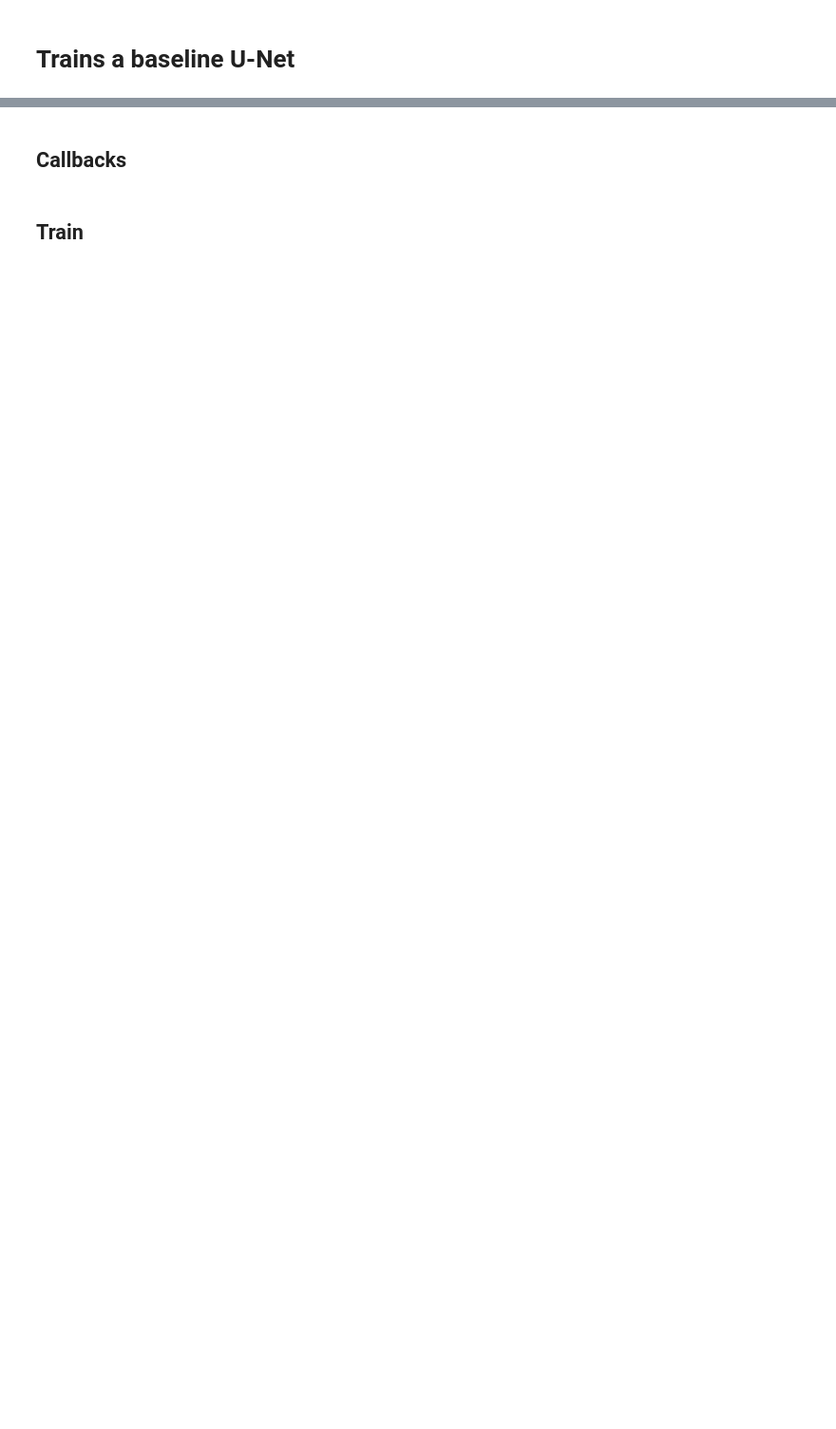
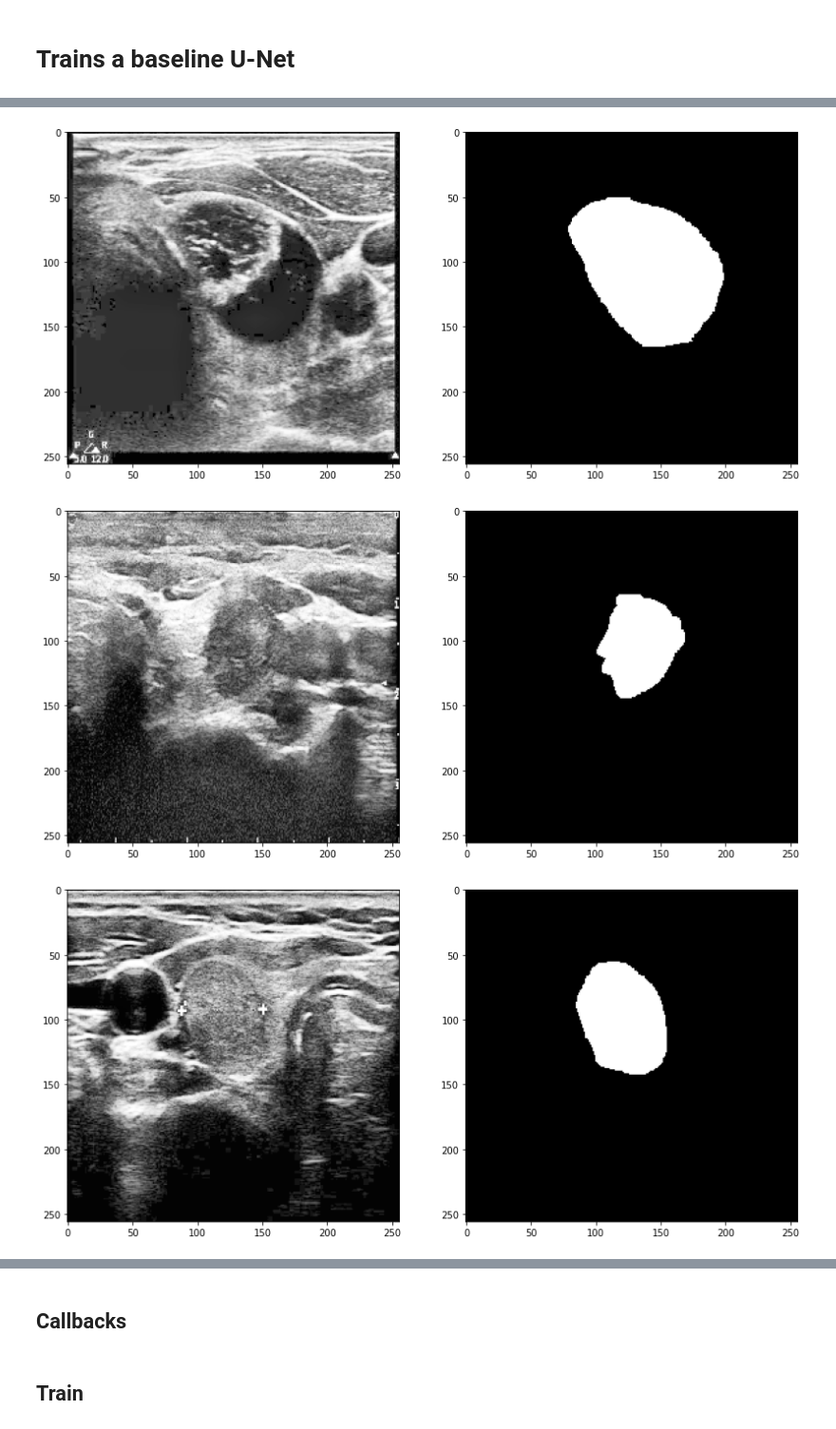
Before and after one commit to hasibzunair/thyroid-nodule-sc, a Jupyter notebook: notebooks/train_baseline.ipynb, the cells around one changed output, grey strips where cells are left out. Shown at 95% size. Cells and saved outputs as stored; diff of their text form; code cells hidden in the pictures; blank space fills up the shorter version.

Commit message:
training notebook for baseline unet added

```diff
--- a/notebooks/train_baseline.ipynb
+++ b/notebooks/train_baseline.ipynb
@@ -2,15 +2,13 @@
 # Trains a baseline U-Net
 # %%
 # Name data and config types
-DATASET_NAME = "test"
-CFG_NAME = "unet"
+DATASET_NAME = "data2" # name of the npz file
+CFG_NAME = "unet" # name of the architecture/configuration
 # %%
 # Import libraries
 
 import os
 import matplotlib.pyplot as plt
-import seaborn as sns
-sns.set()
 
 %matplotlib inline
 import numpy as np
@@ -31,7 +29,7 @@ import models as M
 import losses as l
 
 ROOT_DIR = os.path.abspath("../")
-DATASET_FOLDER = "npys"
+DATASET_FOLDER = "npy_data"
 DATASET_PATH = os.path.join(ROOT_DIR, "datasets", DATASET_FOLDER)
 EXPERIMENT_NAME = "{}_{}".format(DATASET_NAME, CFG_NAME)
 
@@ -49,8 +47,12 @@ print(os.listdir(DATASET_PATH))
 
 
 # Load the dataset
-train_data = np.load("{}/{}_img.npy".format(DATASET_PATH, DATASET_NAME))
-train_labels = np.load("{}/{}_mask.npy".format(DATASET_PATH, DATASET_NAME))
+data = np.load(DATASET_PATH + '/{}.npz'.format(DATASET_NAME))
+train_data = data['name1']
+train_labels = data['name2']
+train_data = np.expand_dims(train_data, axis=-1)
+train_labels = np.minimum(train_labels, 1)
+train_labels = np.expand_dims(train_labels, axis=-1)
 print(train_data.shape, train_labels.shape)
 # %% [output]
 Using TensorFlow backend.
@@ -60,3 +62,18 @@ Segmentation Models: using `keras` framework.
+# %%
+for img, mask in zip(train_data[:3], train_labels[:3]):
+
+    img = np.squeeze(img, axis=-1) # change to H, W
+    mask = np.squeeze(mask, axis=-1) # change to H, W
+
+
+    fig,_ = plt.subplots(nrows=1, ncols=2, figsize=(14,12))
+    fig.axes[0].imshow(img, cmap='gray')
+    fig.axes[1].imshow(mask, cmap='gray')
+    plt.show()
+# %% [output]
+[figure, added]
+[figure, added]
+[figure, added]
 # %%
 # Plot and save accuravy loss graphs individually
 def plot_loss_accu(history):
```
Also changed, not shown: parts of 20 cells of this notebook, 1 other file.
